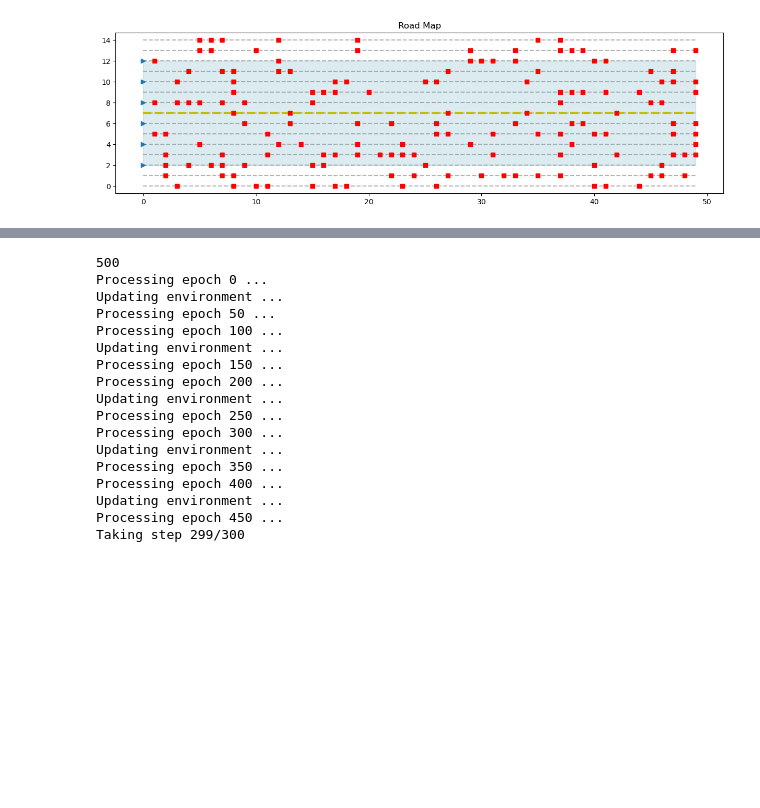
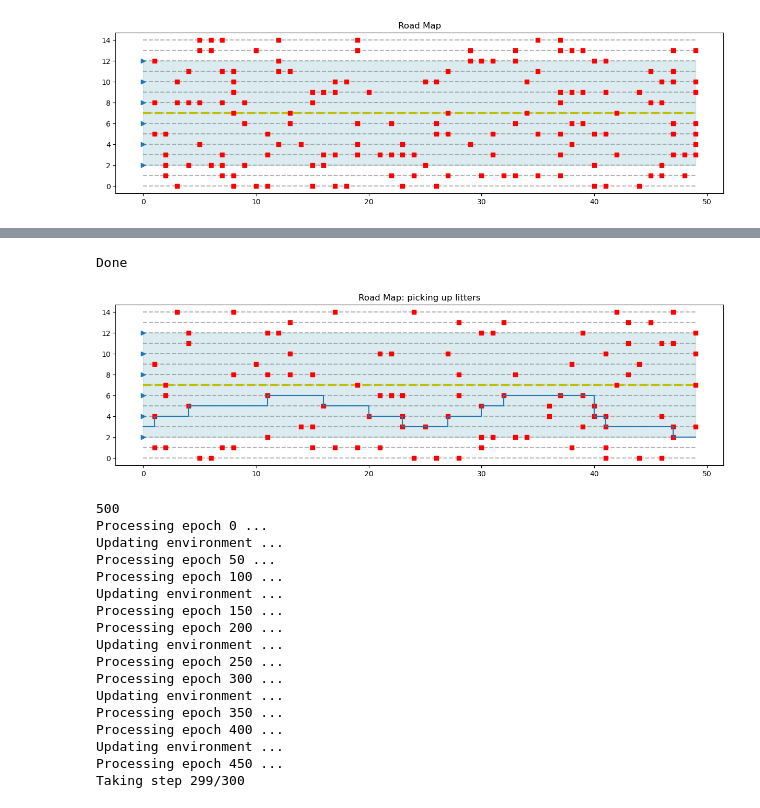
Before and after one commit to jiangzz-lab/GroverQLearning, a Jupyter notebook: sidewalk_env/QLearning_sidewalk.ipynb, the cells around one changed output, grey strips where cells are left out. Cells and saved outputs as stored; diff of their text form; code cells hidden in the pictures; blank space fills up the shorter version.

```diff
--- a/sidewalk_env/QLearning_sidewalk.ipynb
+++ b/sidewalk_env/QLearning_sidewalk.ipynb
@@ -197,3 +204,10 @@ print(Elliot_c.Q_values)
+# %%
+env = side_walk_env_with_litter(50,15,12,2,0.15)
+trajectory = env.trajectory(Elliot_c.Q_values)
+env.plot_roadmap_with_trajectory('picking up litters',trajectory)
+# %% [output]
+Done
+[figure, added]
 # %%
 from QQL_learner_trainer import GroverQlearner
 env = side_walk_env_with_litter(50,15,12,2,0.3)
```
Also changed, not shown: parts of 8 cells of this notebook, 1 other file.
